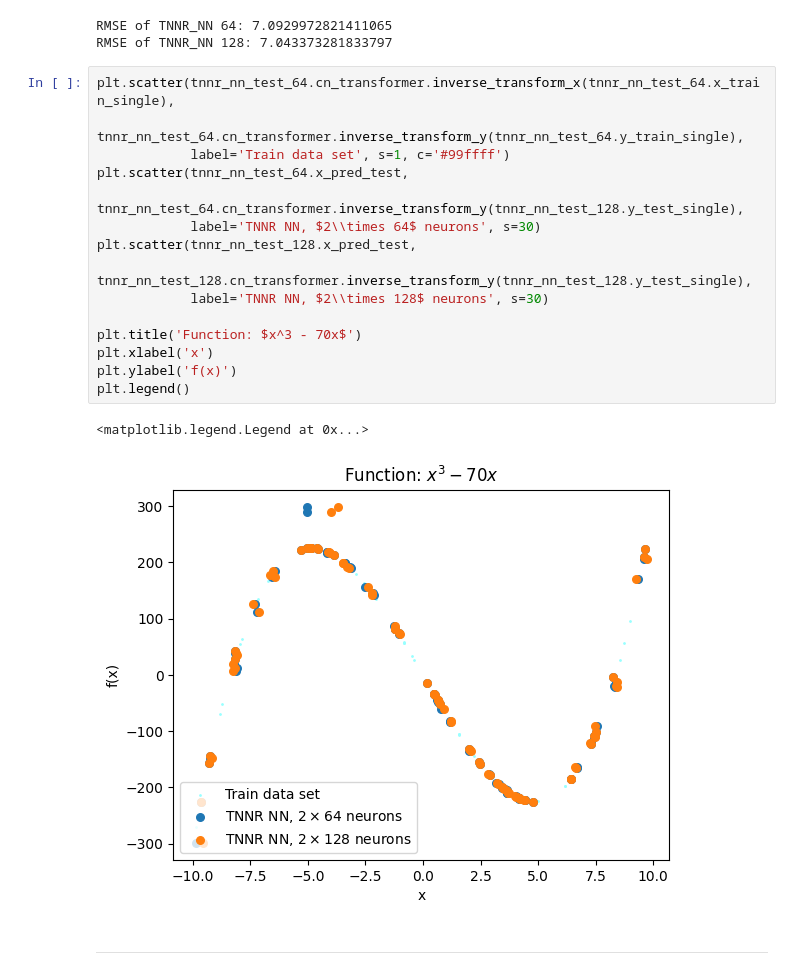
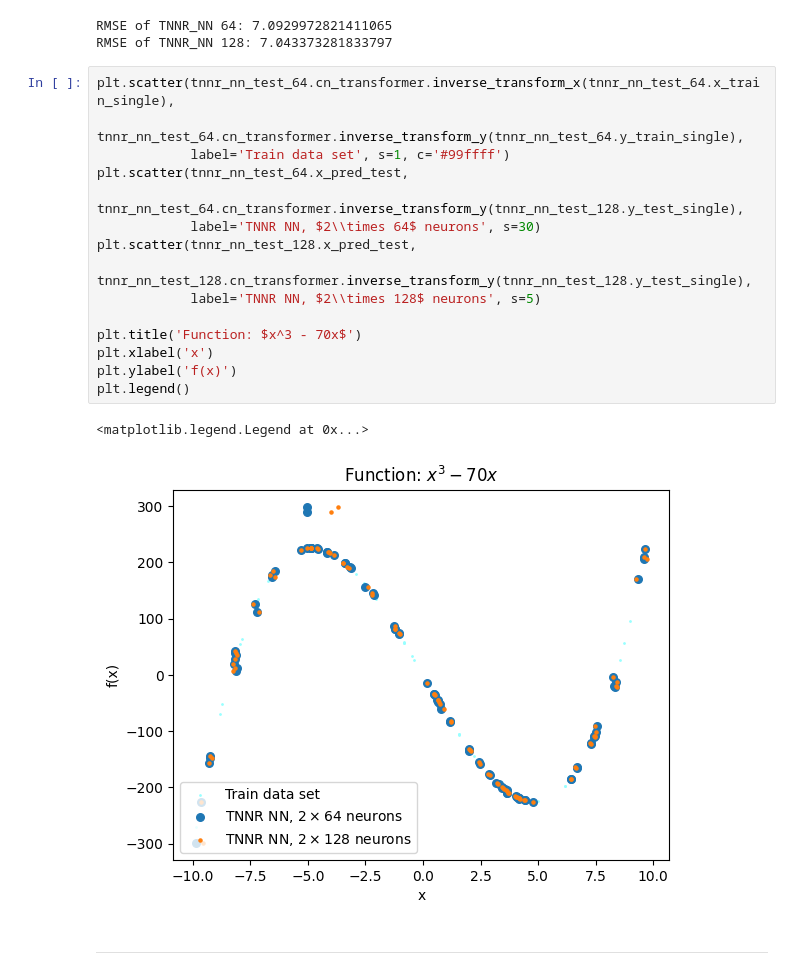
Before and after one commit to clausia/tnn-for-inverse-problems, a Jupyter notebook: examples/test - TNNR_NN - [x^3 - ax] - [a=70] - plots.ipynb, the cells around one changed output. Saved outputs shown, nothing was run; the diff lists cells and outputs as text.

```diff
--- a/examples/test - TNNR_NN - [x^3 - ax] - [a=70] - plots.ipynb
+++ b/examples/test - TNNR_NN - [x^3 - ax] - [a=70] - plots.ipynb
@@ -40,21 +43,21 @@ RMSE of TNNR_NN 128: 7.043373281833797
 # %%
 plt.scatter(tnnr_nn_test_64.cn_transformer.inverse_transform_x(tnnr_nn_test_64.x_train_single),
             tnnr_nn_test_64.cn_transformer.inverse_transform_y(tnnr_nn_test_64.y_train_single),
             label='Train data set', s=1, c='#99ffff')
 plt.scatter(tnnr_nn_test_64.x_pred_test,
             tnnr_nn_test_64.cn_transformer.inverse_transform_y(tnnr_nn_test_128.y_test_single),
             label='TNNR NN, $2\\times 64$ neurons', s=30)
 plt.scatter(tnnr_nn_test_128.x_pred_test,
             tnnr_nn_test_128.cn_transformer.inverse_transform_y(tnnr_nn_test_128.y_test_single),
-            label='TNNR NN, $2\\times 128$ neurons', s=30)
+            label='TNNR NN, $2\\times 128$ neurons', s=5)
 
 plt.title('Function: $x^3 - 70x$')
 plt.xlabel('x')
 plt.ylabel('f(x)')
 plt.legend()
 # %% [output]
 <matplotlib.legend.Legend at 0x...>
-[figure, old version]
+[figure, new version]
 # %% [markdown]
 -------------
 # %%
```
Also changed, not shown: parts of 82 cells of this notebook, 2 other files.
